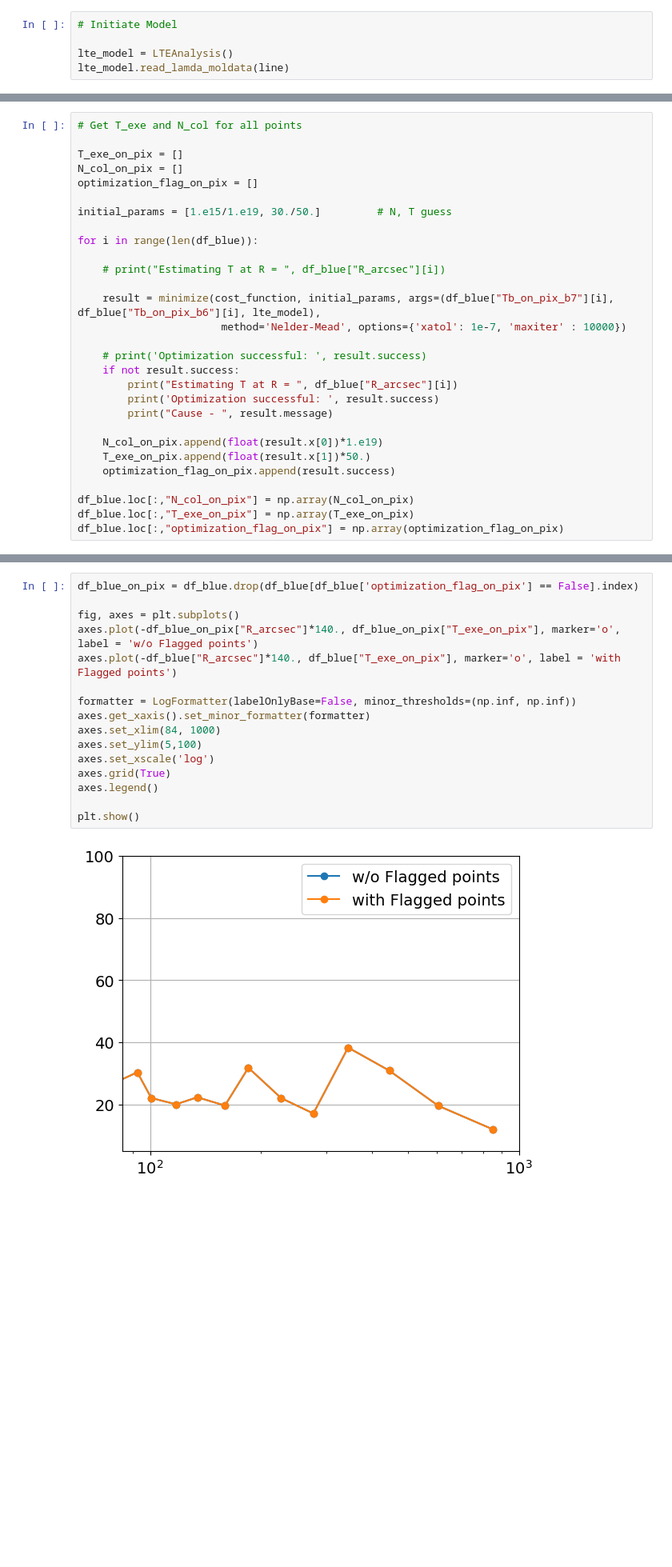
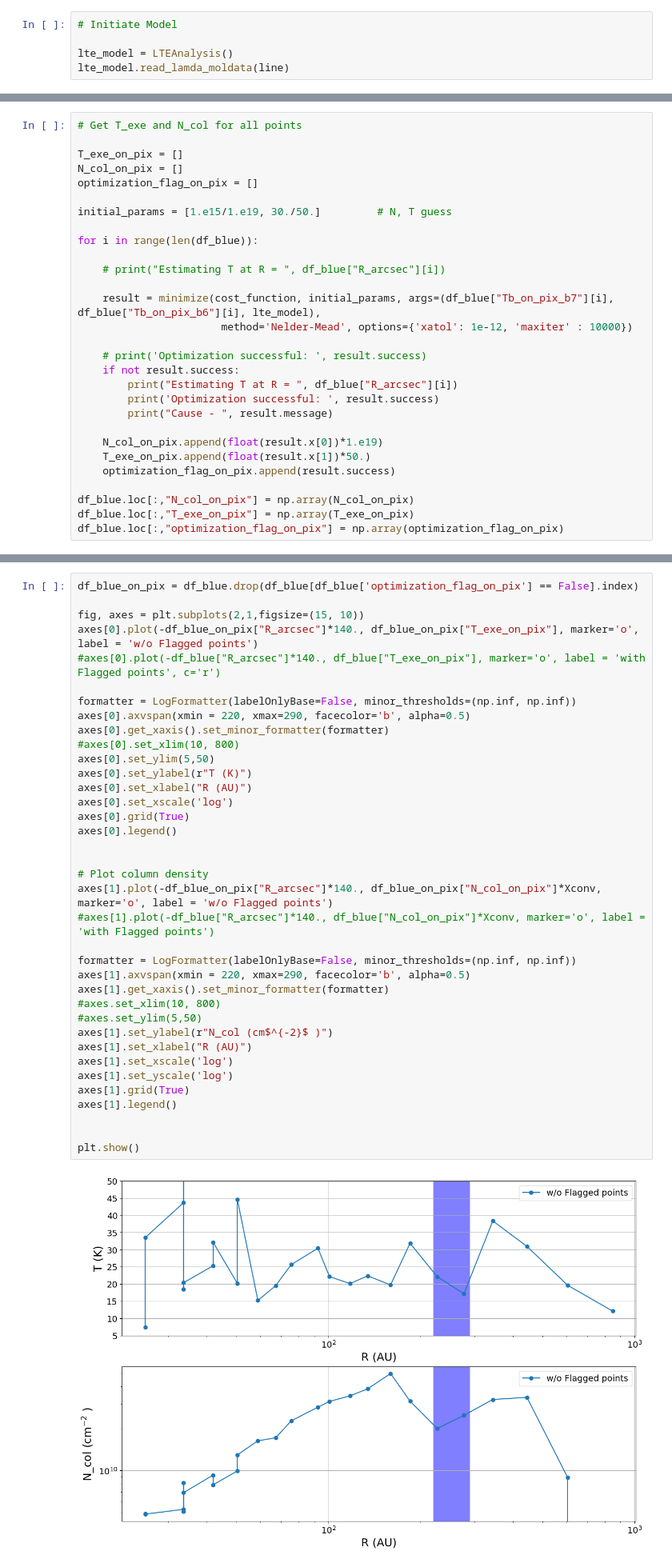
Before and after one commit to mihirtripathi97/LTEAnalysis, a Jupyter notebook: Tb_estimater_pipeline.ipynb, the cells around one changed output, grey strips where cells are left out. Shown: that part at 80% size. Cells and saved outputs as stored; diff of their text form; blank space fills up the shorter version.

```diff
--- a/Tb_estimater_pipeline.ipynb
+++ b/Tb_estimater_pipeline.ipynb
@@ -51,7 +54,7 @@ for i in range(len(df_blue)):
     # print("Estimating T at R = ", df_blue["R_arcsec"][i])
 
     result = minimize(cost_function, initial_params, args=(df_blue["Tb_on_pix_b7"][i], df_blue["Tb_on_pix_b6"][i], lte_model),
-                       method='Nelder-Mead', options={'xatol': 1e-7, 'maxiter' : 10000})
+                       method='Nelder-Mead', options={'xatol': 1e-12, 'maxiter' : 10000})
 
     # print('Optimization successful: ', result.success)
     if not result.success:
@@ -87,18 +78,39 @@ Estimating T at R =  -6.060000001926071
 # %%
 df_blue_on_pix = df_blue.drop(df_blue[df_blue['optimization_flag_on_pix'] == False].index)
 
-fig, axes = plt.subplots()
-axes.plot(-df_blue_on_pix["R_arcsec"]*140., df_blue_on_pix["T_exe_on_pix"], marker='o', label = 'w/o Flagged points')
-axes.plot(-df_blue["R_arcsec"]*140., df_blue["T_exe_on_pix"], marker='o', label = 'with Flagged points')
+fig, axes = plt.subplots(2,1,figsize=(15, 10))
+axes[0].plot(-df_blue_on_pix["R_arcsec"]*140., df_blue_on_pix["T_exe_on_pix"], marker='o', label = 'w/o Flagged points')
+#axes[0].plot(-df_blue["R_arcsec"]*140., df_blue["T_exe_on_pix"], marker='o', label = 'with Flagged points', c='r')
 
 formatter = LogFormatter(labelOnlyBase=False, minor_thresholds=(np.inf, np.inf))
-axes.get_xaxis().set_minor_formatter(formatter)
-axes.set_xlim(84, 1000)
-axes.set_ylim(5,100)
-axes.set_xscale('log')
-axes.grid(True)
-axes.legend()
+axes[0].axvspan(xmin = 220, xmax=290, facecolor='b', alpha=0.5)
+axes[0].get_xaxis().set_minor_formatter(formatter)
+#axes[0].set_xlim(10, 800)
+axes[0].set_ylim(5,50)
+axes[0].set_ylabel(r"T (K)")
+axes[0].set_xlabel("R (AU)")
+axes[0].set_xscale('log')
+axes[0].grid(True)
+axes[0].legend()
+
+
+# Plot column density
+axes[1].plot(-df_blue_on_pix["R_arcsec"]*140., df_blue_on_pix["N_col_on_pix"]*Xconv, marker='o', label = 'w/o Flagged points')
+#axes[1].plot(-df_blue["R_arcsec"]*140., df_blue["N_col_on_pix"]*Xconv, marker='o', label = 'with Flagged points')
+
+formatter = LogFormatter(labelOnlyBase=False, minor_thresholds=(np.inf, np.inf))
+axes[1].axvspan(xmin = 220, xmax=290, facecolor='b', alpha=0.5)
+axes[1].get_xaxis().set_minor_formatter(formatter)
+#axes.set_xlim(10, 800)
+#axes.set_ylim(5,50)
+axes[1].set_ylabel(r"N_col (cm$^{-2}$ )")
+axes[1].set_xlabel("R (AU)")
+axes[1].set_xscale('log')
+axes[1].set_yscale('log')
+axes[1].grid(True)
+axes[1].legend()
+
 
 plt.show()
 # %% [output]
-[figure, old version]
+[figure, new version]
```
Also changed, not shown: parts of 12 cells of this notebook.
